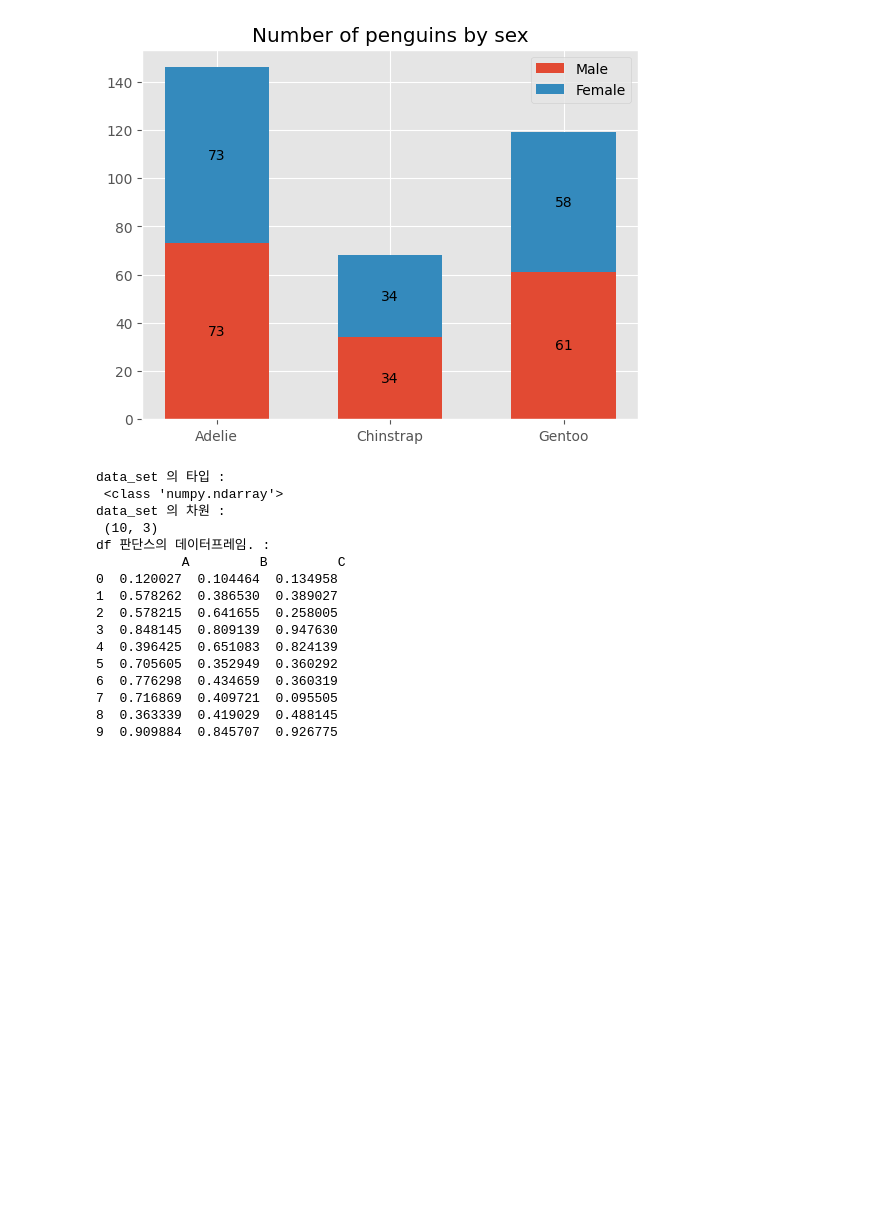
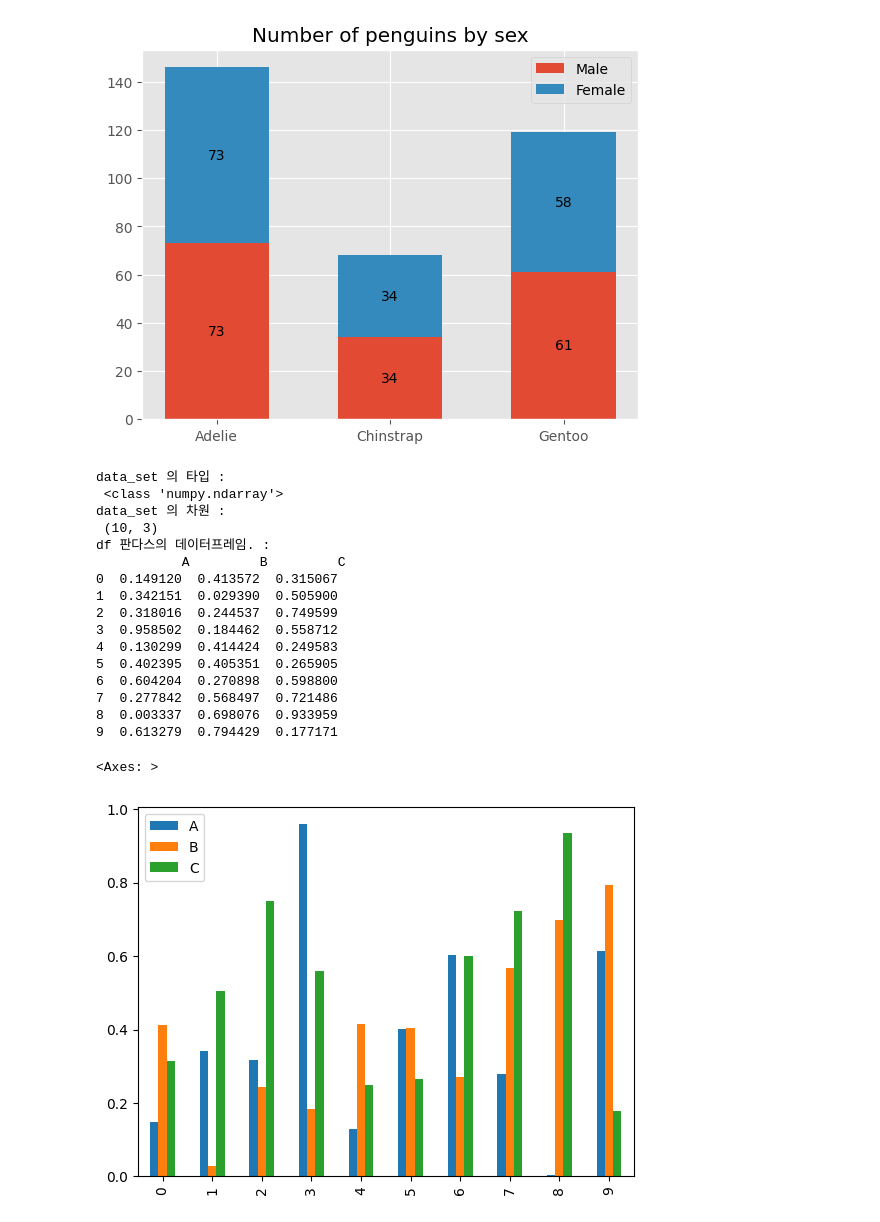
Before and after one commit to lsy3709/TestPython404_231204, a Jupyter notebook: ch7_np_pds_mlt_basic/testBasic1.ipynb, the cells around one changed output. Saved outputs shown, nothing was run; the diff lists cells and outputs as text; code cells hidden in the pictures; blank space fills up the shorter version.

```diff
--- a/ch7_np_pds_mlt_basic/testBasic1.ipynb
+++ b/ch7_np_pds_mlt_basic/testBasic1.ipynb
@@ -74,32 +74,38 @@ plt.show()
 # %%
 # np, Numpy -> 리스트 x , 배열 형식이고, 속도가 빨라서, 빅데이터 처리 도구로 많이 사용함.
 # pandas, -> 데이터 프레임, 엑셀 , 테이블(행, 열) 쉽게 처리하기 위한 도구로 사용이 됨.
 # matplotlib -> 시각화 하기위한 도구.
 import numpy as np
 import pandas as pd
 import matplotlib
 data_set = np.random.rand(10,3)
 # print(f"data_set : \n {data_set}")
 print(f"data_set 의 타입 : \n {type(data_set)}")
 print(f"data_set 의 차원 : \n {data_set.shape}")
 
-# 넘파이 요소 -> 판단스의 데이터 프레임에 넣기.
+# 넘파이 요소 -> 판다스의 데이터 프레임에 넣기.
 df = pd.DataFrame(data_set, columns=["A", "B", "C"])
-print(f"df 판단스의 데이터프레임. : \n {df}")
+print(f"df 판다스의 데이터프레임. : \n {df}")
+
+# 넘파이 -> 판다스 의 데이터 프레임으로 표형태 -> 맵플로립으로 차트그리기.
+# df.plot()
+df.plot(kind="bar")
 # %% [output]
 data_set 의 타입 :
  <class 'numpy.ndarray'>
 data_set 의 차원 :
  (10, 3)
-df 판단스의 데이터프레임. :
+df 판다스의 데이터프레임. :
            A         B         C
-0  0.120027  0.104464  0.134958
-1  0.578262  0.386530  0.389027
-2  0.578215  0.641655  0.258005
-3  0.848145  0.809139  0.947630
-4  0.396425  0.651083  0.824139
-5  0.705605  0.352949  0.360292
-6  0.776298  0.434659  0.360319
-7  0.716869  0.409721  0.095505
-8  0.363339  0.419029  0.488145
-9  0.909884  0.845707  0.926775
+0  0.149120  0.413572  0.315067
+1  0.342151  0.029390  0.505900
+2  0.318016  0.244537  0.749599
+3  0.958502  0.184462  0.558712
+4  0.130299  0.414424  0.249583
+5  0.402395  0.405351  0.265905
+6  0.604204  0.270898  0.598800
+7  0.277842  0.568497  0.721486
+8  0.003337  0.698076  0.933959
+9  0.613279  0.794429  0.177171
+<Axes: >
+[figure, added]
```
